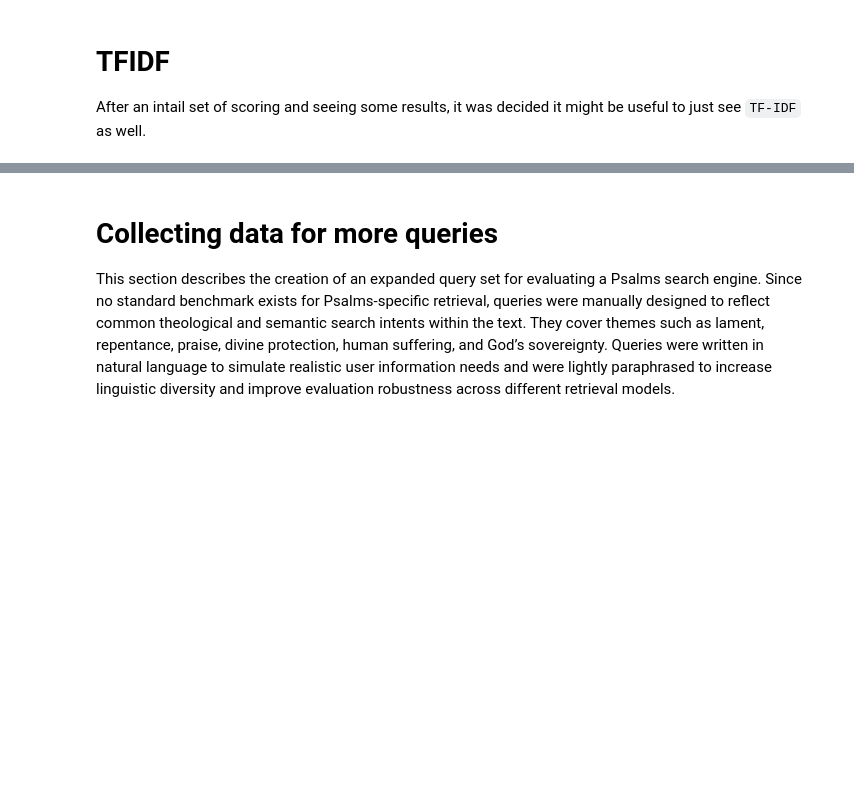
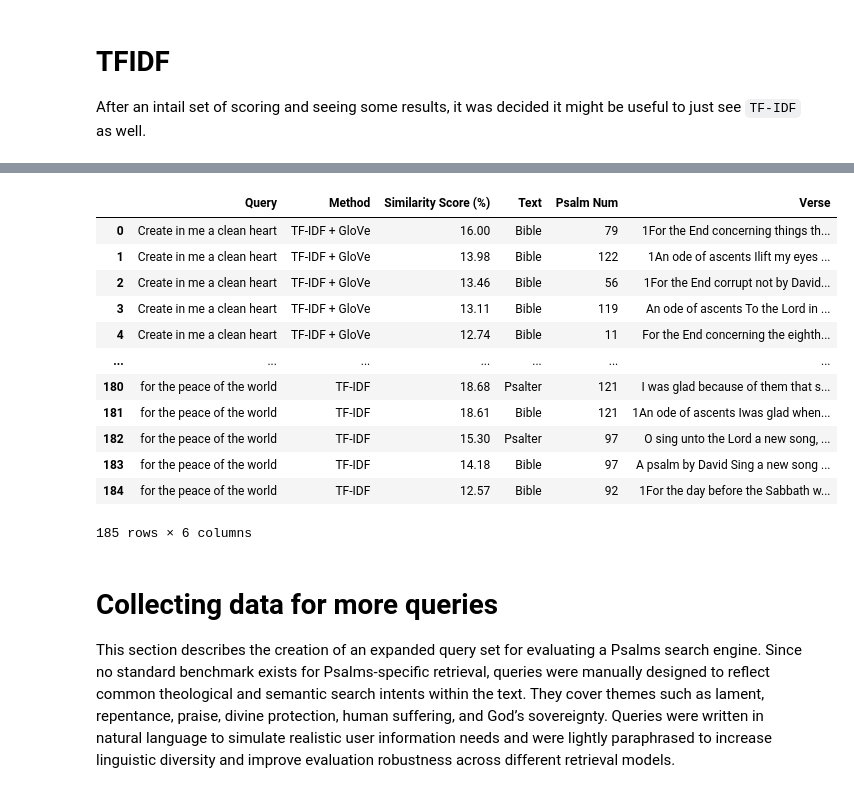
Before and after one commit to cwc09262/psalms-nlp-research, a Jupyter notebook: query_compare/querycompare.ipynb, the cells around one changed output, grey strips where cells are left out. Cells and saved outputs as stored; diff of their text form; code cells hidden in the pictures; blank space fills up the shorter version.

```diff
--- a/query_compare/querycompare.ipynb
+++ b/query_compare/querycompare.ipynb
@@ -804,15 +725,2 @@ query_sbert("Have mercy on me, O God, have mercy on me. For my soul trusts in")
 # %% [markdown]
 Then update the `cosine_similarity()` function.
-# %%
-def cosine_similarity(a: np.ndarray, b: np.ndarray) -> float:
-    ''' Ensuring that both embeddings are strictly positive'''
-    if a.min() < 0:
-        a = shift_embedding(a)
-
-    if b.min() < 0:
-        b = shift_embedding(b)
-
-    """Compute cosine similarity between two 1D numpy arrays."""
-    a_norm = a / np.linalg.norm(a)
-    b_norm = b / np.linalg.norm(b)
-    return float(np.dot(a_norm, b_norm))
@@ -1069,18 +1138,34 @@ def query_tfidf(query, top_k=5):
 # %%
-def record_results(query, results_df, results):
-    """
-    Append query results DataFrame to full_results.
-    """
-    for _, row in results_df.iterrows():
-        # Extract values from the row
-        method = row['Method']
-        sim = row['Similarity Score (%)']
-        text = row['Text']
-        psalm_num = row['Psalm Num']
-        verse = row['Verse']
+def record_results(query, full_results, results):
 
-        # Append to the global full_results DataFrame
-        results.loc[len(results)] = [query, method, sim, text, psalm_num, verse]
+    for method, index, sim in results:
+
+        target_psalm = psalms.iloc[index]
+
+        full_results.loc[len(full_results)] = [
+            query,
+            method,
+            sim,
+            target_psalm["text"],
+            target_psalm["psalm_num"],
+            target_psalm["verse"]
+        ]
+
+    return full_results
 # %%
 results = query_tfidf("for the peace of the world")
-record_results("for the peace of the world", results)
+record_results("for the peace of the world", full_results, results)
+# %% [output]
+|  | Query | Method | Similarity Score (%) | Text | Psalm Num | Verse |
+| 0 | Create in me a clean heart | TF-IDF + GloVe | 16.00 | Bible | 79 | 1For the End concerning things th... |
+| 1 | Create in me a clean heart | TF-IDF + GloVe | 13.98 | Bible | 122 | 1An ode of ascents Ilift my eyes ... |
+| 2 | Create in me a clean heart | TF-IDF + GloVe | 13.46 | Bible | 56 | 1For the End corrupt not by David... |
+| 3 | Create in me a clean heart | TF-IDF + GloVe | 13.11 | Bible | 119 | An ode of ascents To the Lord in ... |
+| 4 | Create in me a clean heart | TF-IDF + GloVe | 12.74 | Bible | 11 | For the End concerning the eighth... |
+| ... | ... | ... | ... | ... | ... | ... |
+| 180 | for the peace of the world | TF-IDF | 18.68 | Psalter | 121 | I was glad because of them that s... |
+| 181 | for the peace of the world | TF-IDF | 18.61 | Bible | 121 | 1An ode of ascents Iwas glad when... |
+| 182 | for the peace of the world | TF-IDF | 15.30 | Psalter | 97 | O sing unto the Lord a new song, ... |
+| 183 | for the peace of the world | TF-IDF | 14.18 | Bible | 97 | A psalm by David Sing a new song ... |
+| 184 | for the peace of the world | TF-IDF | 12.57 | Bible | 92 | 1For the day before the Sabbath w... |
+185 rows × 6 columns
```
Also changed, not shown: parts of 52 cells of this notebook, 12 other files.
